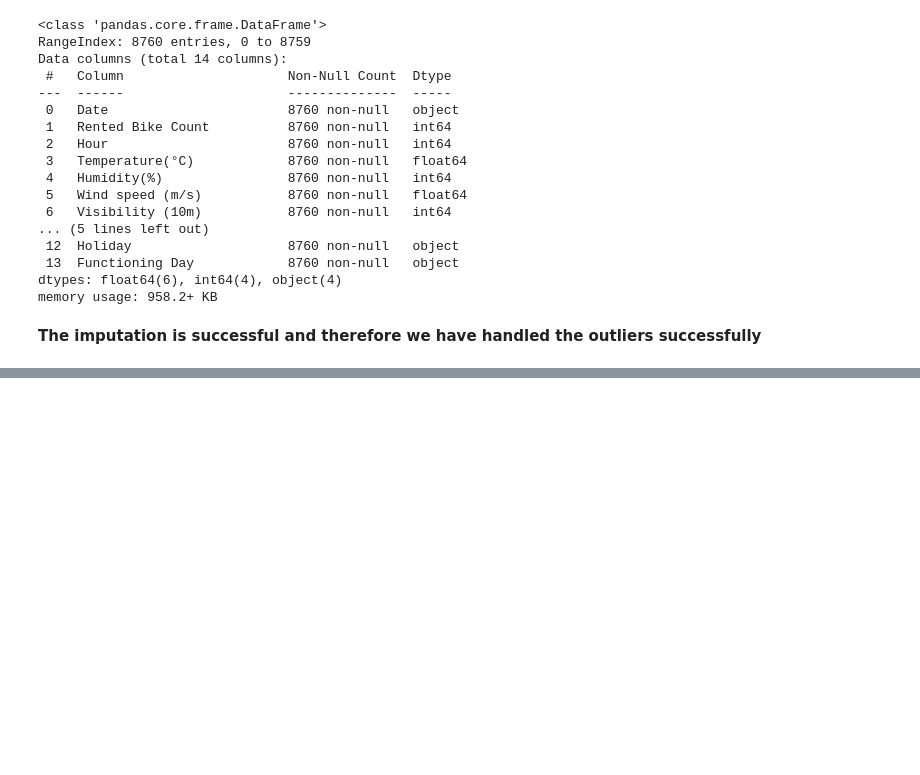
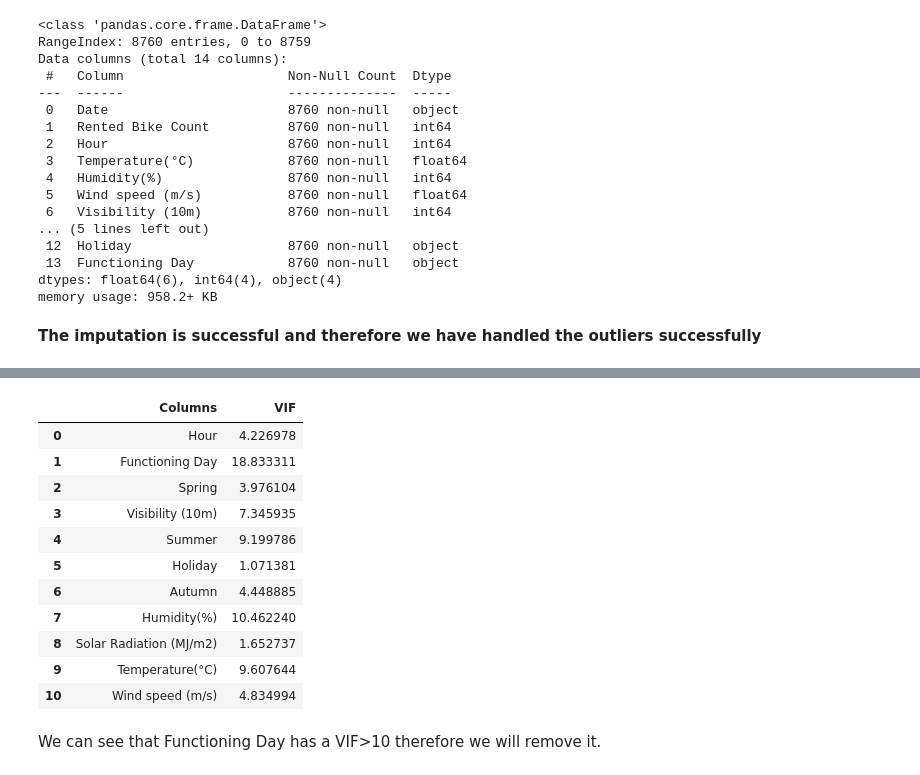
Before and after one commit to sonam2603/ml_project1, a Jupyter notebook: ml_project2.ipynb, the cells around one changed output, grey strips where cells are left out. Drawn from its saved outputs; the diff is of its cells as text; code cells hidden in the pictures; blank space fills up the shorter version.

```diff
--- a/ml_project2.ipynb
+++ b/ml_project2.ipynb
@@ -563,0 +668,18 @@ memory usage: 958.2+ KB
+# %%
+#Calculating VIF for remaining independent columns
+calc_vif(bike_sharing_df[idv_cols])
+# %% [output]
+|  | Columns | VIF |
+| 0 | Hour | 4.226978 |
+| 1 | Functioning Day | 18.833311 |
+| 2 | Spring | 3.976104 |
+| 3 | Visibility (10m) | 7.345935 |
+| 4 | Summer | 9.199786 |
+| 5 | Holiday | 1.071381 |
+| 6 | Autumn | 4.448885 |
+| 7 | Humidity(%) | 10.462240 |
+| 8 | Solar Radiation (MJ/m2) | 1.652737 |
+| 9 | Temperature(°C) | 9.607644 |
+| 10 | Wind speed (m/s) | 4.834994 |
+# %% [markdown]
+We can see that Functioning Day has a VIF>10 therefore we will remove it.
```
Also changed, not shown: parts of 25 cells of this notebook.
